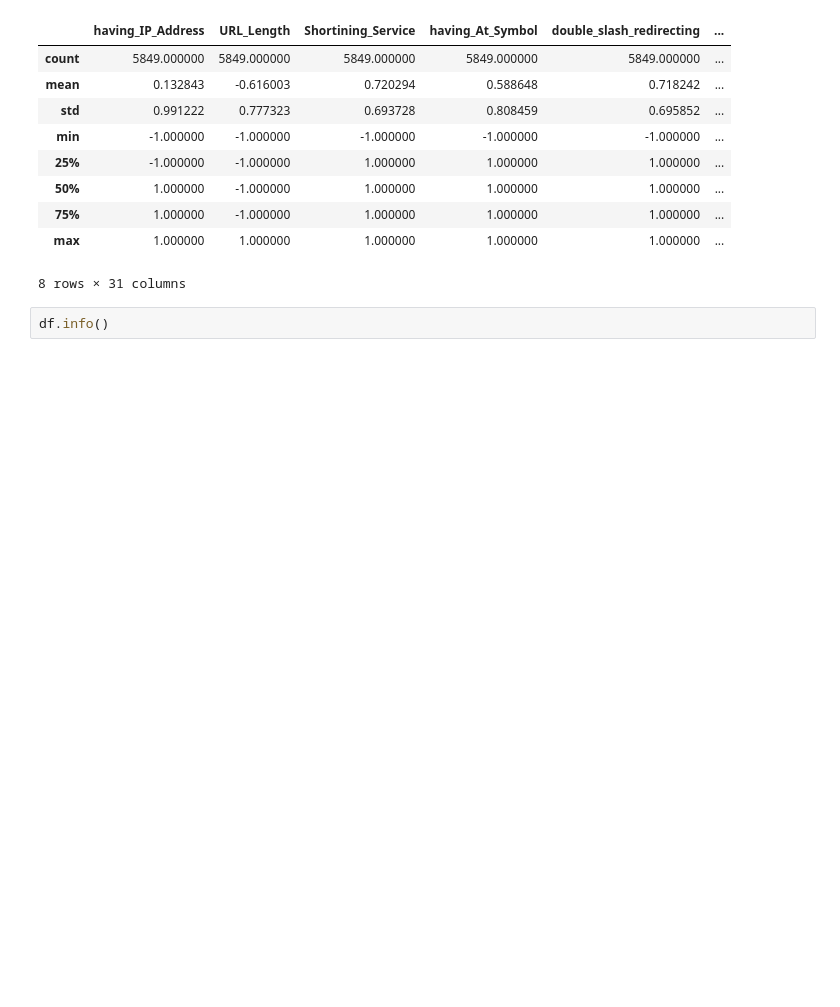
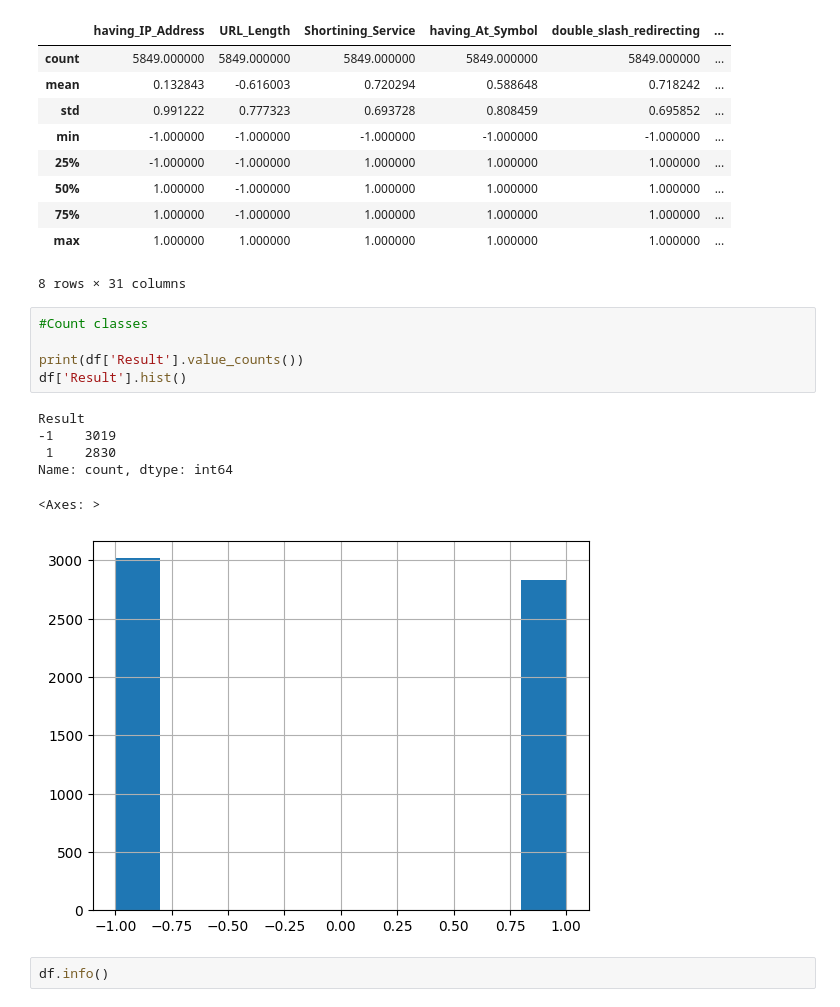
Before and after one commit to Klairgo/Phishing_classification, a Jupyter notebook: preprocess.ipynb, the cells around one changed output. Cells and saved outputs as stored; diff of their text form; blank space fills up the shorter version.

```diff
--- a/preprocess.ipynb
+++ b/preprocess.ipynb
@@ -49,6 +50,18 @@ df.describe()
 | 75% | 1.000000 | -1.000000 | 1.000000 | 1.000000 | 1.000000 | ... |
 | max | 1.000000 | 1.000000 | 1.000000 | 1.000000 | 1.000000 | ... |
 8 rows × 31 columns
+# %%
+#Count classes
+
+print(df['Result'].value_counts())
+df['Result'].hist()
+# %% [output]
+Result
+-1    3019
+ 1    2830
+Name: count, dtype: int64
+<Axes: >
+[figure, added]
 # %%
 df.info()
 # %% [output]
```
Also changed, not shown: parts of 3 cells of this notebook, 4 other files.
